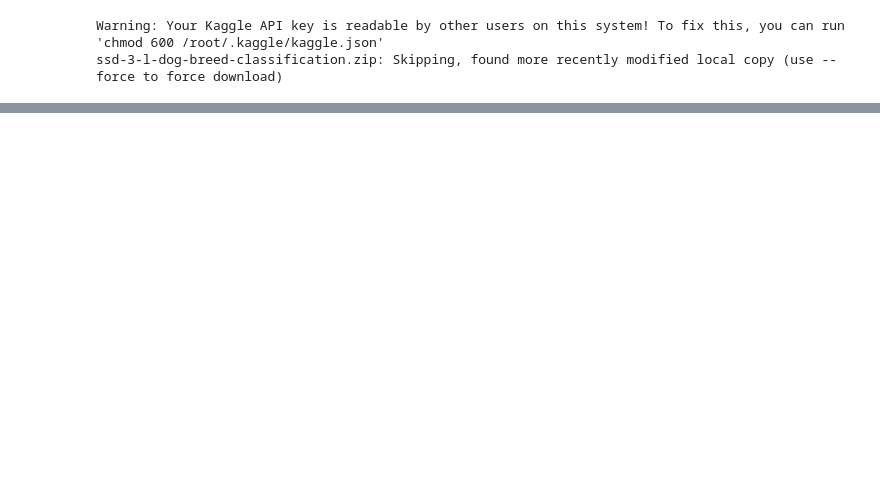
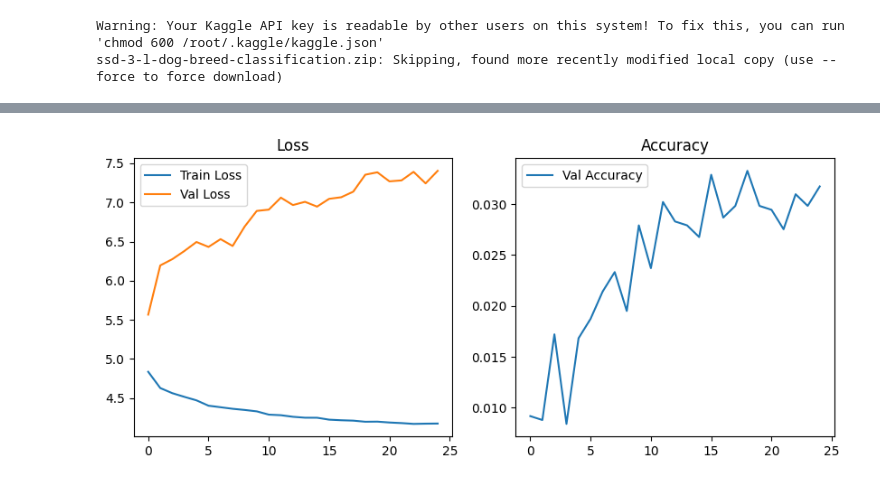
Before and after one commit to Disha-Sikka/Dog-Breed-Classification, a Jupyter notebook: dogs_breed_classification.ipynb, the cells around one changed output, grey strips where cells are left out. Drawn from its saved outputs; the diff is of its cells as text; code cells hidden in the pictures; blank space fills up the shorter version.

Commit message:
Tested Accuracy ~3.17%

```diff
--- a/dogs_breed_classification.ipynb
+++ b/dogs_breed_classification.ipynb
@@ -26,6 +26,9 @@ os.makedirs(CHECKPOINT_DIR, exist_ok=True)
 IMG_SIZE = 128
 NUM_CLASSES = 157
 BATCH_SIZE = 32
-EPOCHS = 10
+EPOCHS = 25
 LR = 1e-3
+
+import torch
 DEVICE = "cuda" if torch.cuda.is_available() else "cpu"
+print("Using device:", DEVICE)
@@ -42,7 +46,9 @@ from tqdm import tqdm
 train_transforms = transforms.Compose([
     transforms.Resize((IMG_SIZE, IMG_SIZE)),
     transforms.RandomHorizontalFlip(),
-    transforms.RandomRotation(10),
+    transforms.RandomRotation(15),
+    transforms.ColorJitter(brightness=0.3, contrast=0.3, saturation=0.3),
+    transforms.RandomVerticalFlip(p=0.2),
     transforms.ToTensor()
 ])
 
@@ -57,7 +63,6 @@ val_ds = datasets.ImageFolder(VAL_DIR, transform=val_test_transforms)
 train_loader = DataLoader(train_ds, batch_size=BATCH_SIZE, shuffle=True)
 val_loader = DataLoader(val_ds, batch_size=BATCH_SIZE, shuffle=False)
 
-# Class mapping for predictions
 idx_to_class = {v: k for k, v in train_ds.class_to_idx.items()}
 # %%
 class DogCNN(nn.Module):
@@ -65,16 +70,13 @@ class DogCNN(nn.Module):
         super().__init__()
         self.features = nn.Sequential(
             nn.Conv2d(3, 32, 3, padding=1), nn.BatchNorm2d(32), nn.ReLU(),
-            nn.MaxPool2d(2),  # 64x64
-
+            nn.MaxPool2d(2),
             nn.Conv2d(32, 64, 3, padding=1), nn.BatchNorm2d(64), nn.ReLU(),
-            nn.MaxPool2d(2),  # 32x32
-
+            nn.MaxPool2d(2),
             nn.Conv2d(64, 128, 3, padding=1), nn.BatchNorm2d(128), nn.ReLU(),
-            nn.MaxPool2d(2),  # 16x16
-
+            nn.MaxPool2d(2),
             nn.Conv2d(128, 256, 3, padding=1), nn.BatchNorm2d(256), nn.ReLU(),
-            nn.AdaptiveAvgPool2d((4, 4))     # 4x4x256
+            nn.AdaptiveAvgPool2d((4, 4))
         )
 
         self.classifier = nn.Sequential(
@@ -89,8 +91,9 @@ class DogCNN(nn.Module):
         x = self.features(x)
         return self.classifier(x)
 
-model = DogCNN(num_classes=157).to(DEVICE)
+model = DogCNN(num_classes=NUM_CLASSES).to(DEVICE)
 criterion = nn.CrossEntropyLoss()
 optimizer = torch.optim.Adam(model.parameters(), lr=LR)
+scheduler = StepLR(optimizer, step_size=5, gamma=0.5)
 # %%
 train_losses, val_losses, val_accs = [], [], []
@@ -143,0 +147,17 @@ for epoch in range(EPOCHS):
+# %%
+plt.figure(figsize=(10, 4))
+plt.subplot(1, 2, 1)
+plt.plot(train_losses, label="Train Loss")
+plt.plot(val_losses, label="Val Loss")
+plt.title("Loss")
+plt.legend()
+
+plt.subplot(1, 2, 2)
+plt.plot(val_accs, label="Val Accuracy")
+plt.title("Accuracy")
+plt.legend()
+
+plt.savefig(os.path.join(BASE_DIR, "dog_metrics_plot.png"))
+plt.show()
+# %% [output]
+[figure, added]
```
Also changed, not shown: parts of 5 cells of this notebook.
